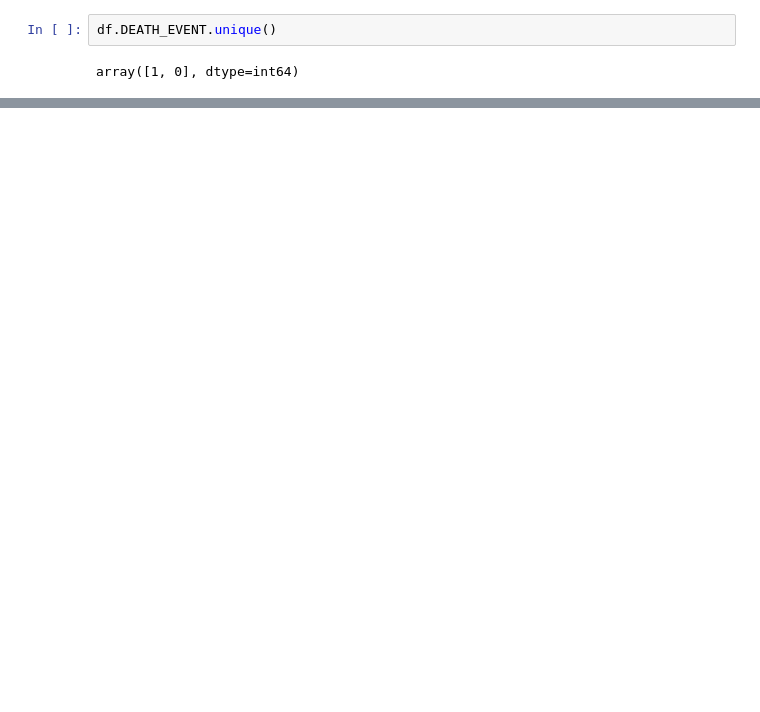
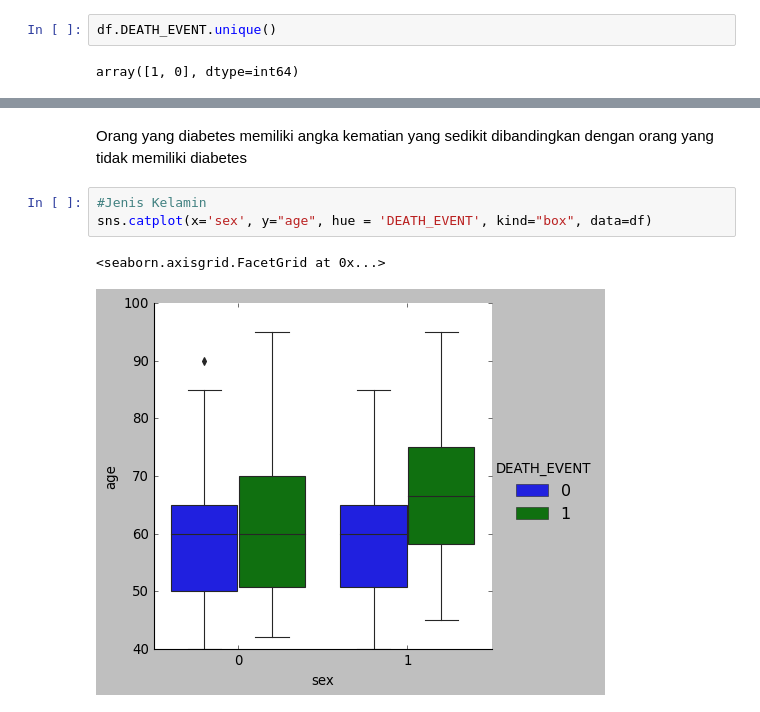
Before and after one commit to Farandausten/Graded-Challenge, a Jupyter notebook: h8dsft_P1W2Ens.ipynb, the cells around one changed output, grey strips where cells are left out. Cells and saved outputs as stored; diff of their text form; blank space fills up the shorter version.

```diff
--- a/h8dsft_P1W2Ens.ipynb
+++ b/h8dsft_P1W2Ens.ipynb
@@ -81,0 +123,8 @@ for i in range (0,df.shape[1]-1):
+# %% [markdown]
+Orang yang diabetes memiliki angka kematian yang sedikit dibandingkan dengan orang yang tidak memiliki diabetes
+# %%
+#Jenis Kelamin
+sns.catplot(x='sex', y="age", hue = 'DEATH_EVENT', kind="box", data=df)
+# %% [output]
+<seaborn.axisgrid.FacetGrid at 0x...>
+[figure, added]
```
Also changed, not shown: parts of 72 cells of this notebook.
